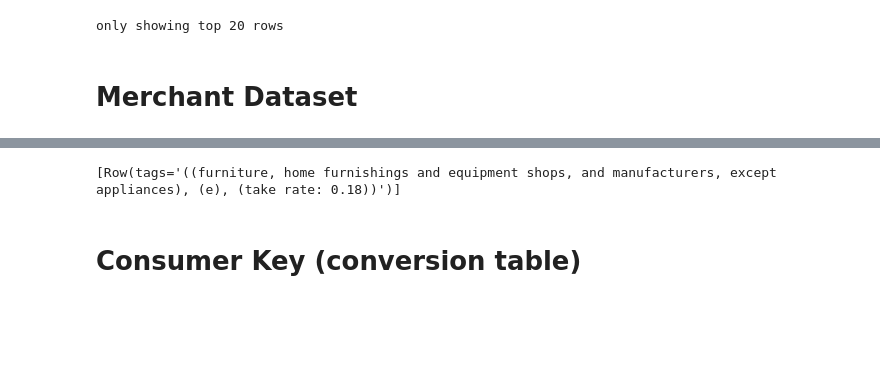
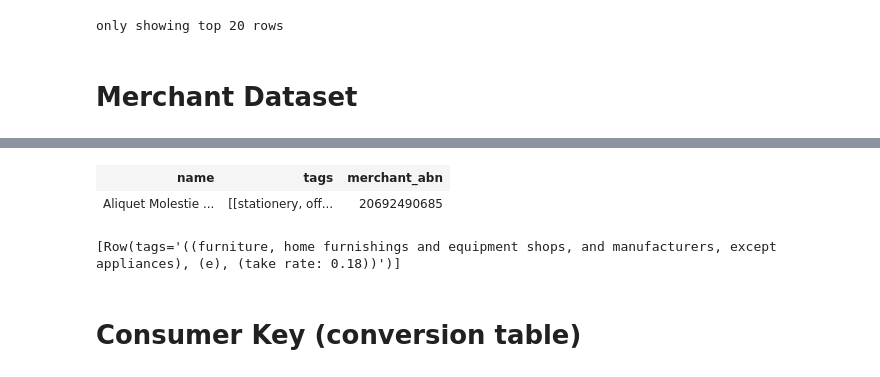
Before and after one commit to TGChenZP/MAST30034-A2_GroupWork_Py, a Jupyter notebook: notebooks/understand_data.ipynb, the cells around one changed output, grey strips where cells are left out. Cells and saved outputs as stored; diff of their text form; code cells hidden in the pictures; blank space fills up the shorter version.

```diff
--- a/notebooks/understand_data.ipynb
+++ b/notebooks/understand_data.ipynb
@@ -98,3 +78,8 @@ only showing top 20 rows
+# %%
+merchant_sdf.where(F.col("merchant_abn") == "20692490685")
+# %% [output]
+| name | tags | merchant_abn |
+| Aliquet Molestie ... | [[stationery, off... | 20692490685 |
 # %%
 merchant_sdf.select(F.col("tags")).take(1)
 # %% [output]
```
Also changed, not shown: parts of 8 cells of this notebook.
